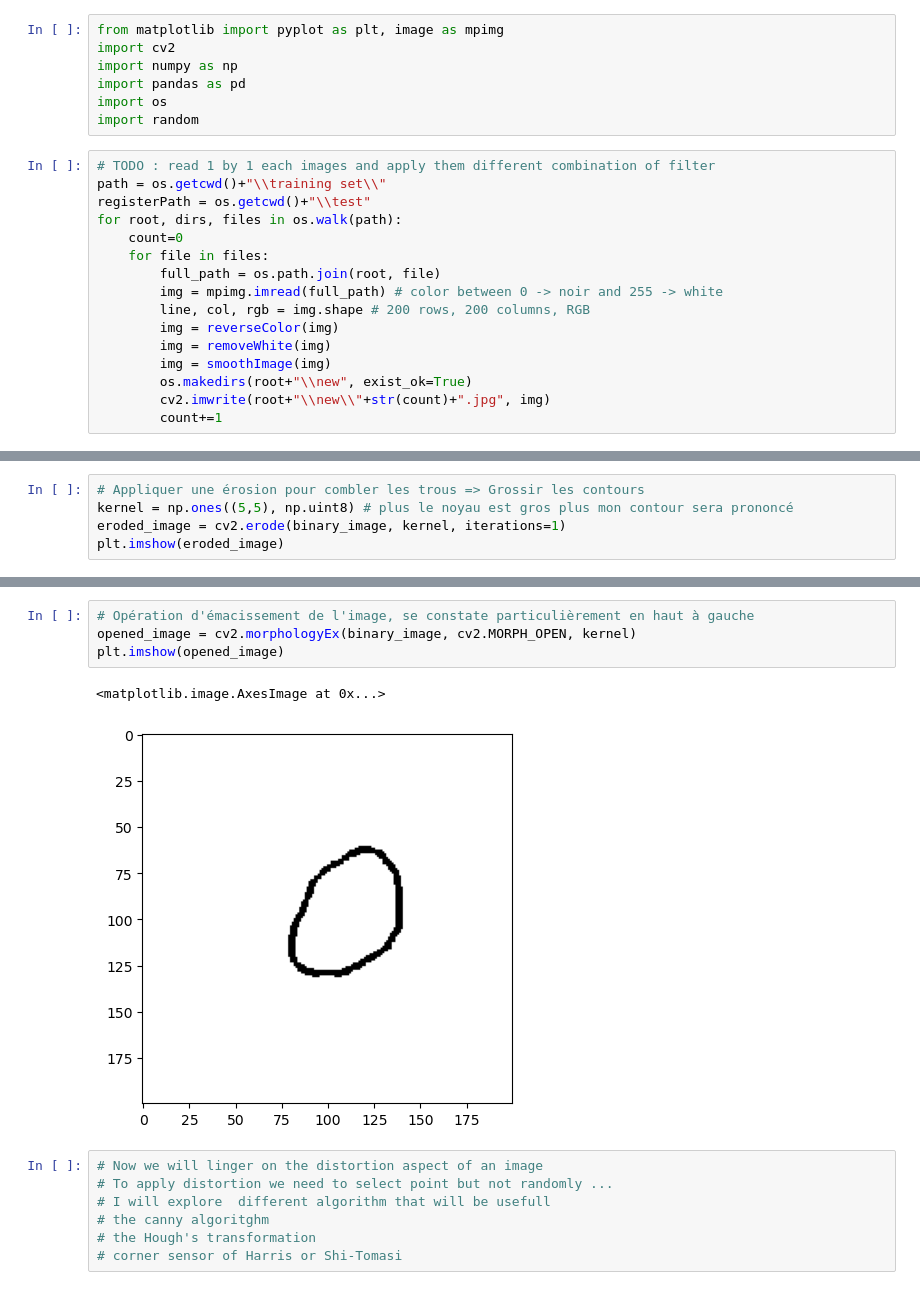
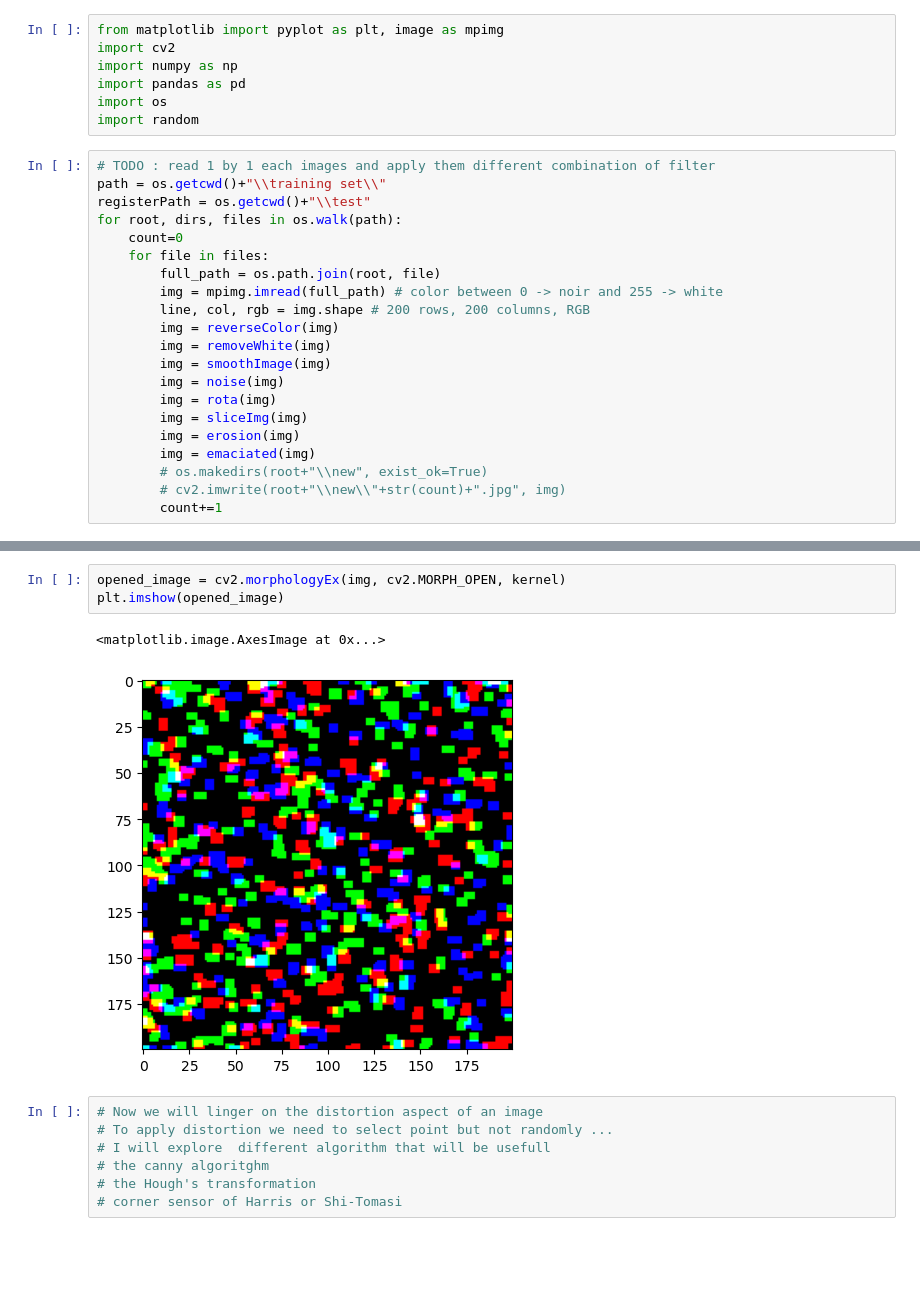
Before and after one commit to JulienFX/DuplicationDataset, a Jupyter notebook: duplication du dataset.ipynb, the cells around one changed output, grey strips where cells are left out. Saved outputs shown, nothing was run; the diff lists cells and outputs as text; blank space fills up the shorter version.

```diff
--- a/duplication du dataset.ipynb
+++ b/duplication du dataset.ipynb
@@ -18,8 +18,13 @@ for root, dirs, files in os.walk(path):
         img = reverseColor(img)
         img = removeWhite(img)
         img = smoothImage(img)
-        os.makedirs(root+"\\new", exist_ok=True)
-        cv2.imwrite(root+"\\new\\"+str(count)+".jpg", img)
+        img = noise(img)
+        img = rota(img)
+        img = sliceImg(img)
+        img = erosion(img)
+        img = emaciated(img)
+        # os.makedirs(root+"\\new", exist_ok=True)
+        # cv2.imwrite(root+"\\new\\"+str(count)+".jpg", img)
         count+=1
 # %%
 def reverseColor(img) :
@@ -85,5 +61,0 @@ plt.imshow(binary_image)
-# %%
-# Appliquer une érosion pour combler les trous => Grossir les contours
-kernel = np.ones((5,5), np.uint8) # plus le noyau est gros plus mon contour sera prononcé
-eroded_image = cv2.erode(binary_image, kernel, iterations=1)
-plt.imshow(eroded_image)
@@ -93,10 +62,9 @@ plt.imshow(eroded_image)
 # %%
-# Opération d'émacissement de l'image, se constate particulièrement en haut à gauche
-opened_image = cv2.morphologyEx(binary_image, cv2.MORPH_OPEN, kernel)
+opened_image = cv2.morphologyEx(img, cv2.MORPH_OPEN, kernel)
 plt.imshow(opened_image)
 # %% [output]
 <matplotlib.image.AxesImage at 0x...>
-[figure, old version]
+[figure, new version]
 # %%
 # Now we will linger on the distortion aspect of an image
 # To apply distortion we need to select point but not randomly ...
```
Also changed, not shown: parts of 6 cells of this notebook.
